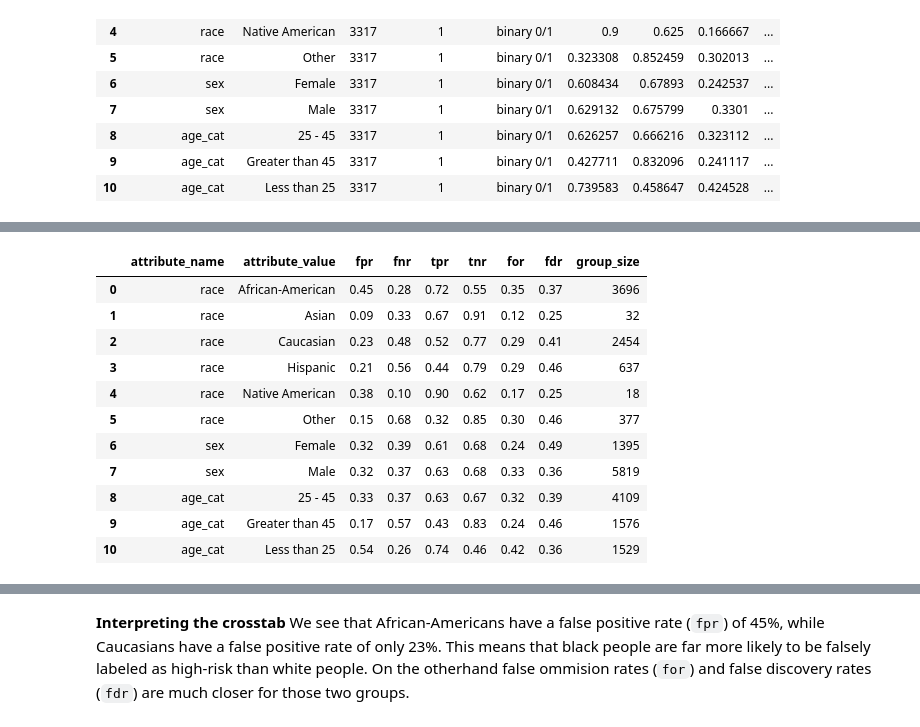
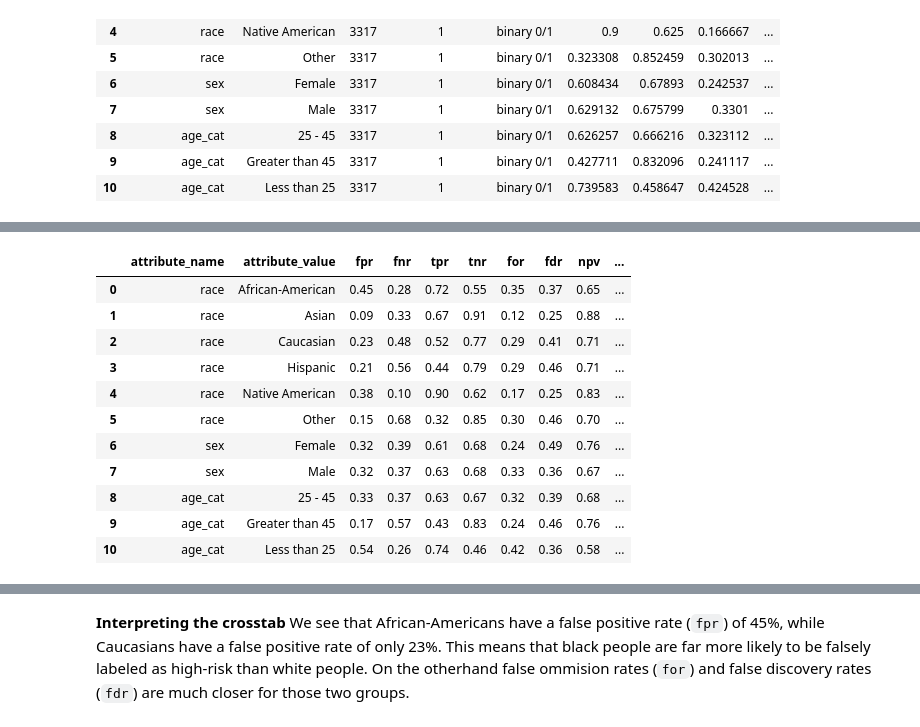
Before and after one commit to dssg/aequitas, a Jupyter notebook: docs/source/examples/compas_demo.ipynb, the cells around one changed output, grey strips where cells are left out. Drawn from its saved outputs; the diff is of its cells as text; code cells hidden in the pictures.

```diff
--- a/docs/source/examples/compas_demo.ipynb
+++ b/docs/source/examples/compas_demo.ipynb
@@ -199,16 +174,17 @@ I'd want an at-a-glance for each attribute/ group, what was predicted positive a
 # %%
-# Here's a subset of the crosstab data
-xtab[['attribute_name', 'attribute_value', 'fpr', 'fnr', 'tpr', 'tnr', 'for', 'fdr', 'group_size']].round(2)
+# View subset of calculated absolute metrics
+absolute_metrics = ['fpr', 'fnr', 'tpr', 'tnr', 'for', 'fdr', 'npv', 'precision', 'ppr', 'pprev', 'prev']
+xtab[['attribute_name', 'attribute_value'] + absolute_metrics].round(2)
 # %% [output]
-|  | attribute_name | attribute_value | fpr | fnr | tpr | tnr | for | fdr | group_size |
-| 0 | race | African-American | 0.45 | 0.28 | 0.72 | 0.55 | 0.35 | 0.37 | 3696 |
-| 1 | race | Asian | 0.09 | 0.33 | 0.67 | 0.91 | 0.12 | 0.25 | 32 |
-| 2 | race | Caucasian | 0.23 | 0.48 | 0.52 | 0.77 | 0.29 | 0.41 | 2454 |
-| 3 | race | Hispanic | 0.21 | 0.56 | 0.44 | 0.79 | 0.29 | 0.46 | 637 |
-| 4 | race | Native American | 0.38 | 0.10 | 0.90 | 0.62 | 0.17 | 0.25 | 18 |
-| 5 | race | Other | 0.15 | 0.68 | 0.32 | 0.85 | 0.30 | 0.46 | 377 |
-| 6 | sex | Female | 0.32 | 0.39 | 0.61 | 0.68 | 0.24 | 0.49 | 1395 |
-| 7 | sex | Male | 0.32 | 0.37 | 0.63 | 0.68 | 0.33 | 0.36 | 5819 |
-| 8 | age_cat | 25 - 45 | 0.33 | 0.37 | 0.63 | 0.67 | 0.32 | 0.39 | 4109 |
-| 9 | age_cat | Greater than 45 | 0.17 | 0.57 | 0.43 | 0.83 | 0.24 | 0.46 | 1576 |
-| 10 | age_cat | Less than 25 | 0.54 | 0.26 | 0.74 | 0.46 | 0.42 | 0.36 | 1529 |
+|  | attribute_name | attribute_value | fpr | fnr | tpr | tnr | for | fdr | npv | ... |
+| 0 | race | African-American | 0.45 | 0.28 | 0.72 | 0.55 | 0.35 | 0.37 | 0.65 | ... |
+| 1 | race | Asian | 0.09 | 0.33 | 0.67 | 0.91 | 0.12 | 0.25 | 0.88 | ... |
+| 2 | race | Caucasian | 0.23 | 0.48 | 0.52 | 0.77 | 0.29 | 0.41 | 0.71 | ... |
+| 3 | race | Hispanic | 0.21 | 0.56 | 0.44 | 0.79 | 0.29 | 0.46 | 0.71 | ... |
+| 4 | race | Native American | 0.38 | 0.10 | 0.90 | 0.62 | 0.17 | 0.25 | 0.83 | ... |
+| 5 | race | Other | 0.15 | 0.68 | 0.32 | 0.85 | 0.30 | 0.46 | 0.70 | ... |
+| 6 | sex | Female | 0.32 | 0.39 | 0.61 | 0.68 | 0.24 | 0.49 | 0.76 | ... |
+| 7 | sex | Male | 0.32 | 0.37 | 0.63 | 0.68 | 0.33 | 0.36 | 0.67 | ... |
+| 8 | age_cat | 25 - 45 | 0.33 | 0.37 | 0.63 | 0.67 | 0.32 | 0.39 | 0.68 | ... |
+| 9 | age_cat | Greater than 45 | 0.17 | 0.57 | 0.43 | 0.83 | 0.24 | 0.46 | 0.76 | ... |
+| 10 | age_cat | Less than 25 | 0.54 | 0.26 | 0.74 | 0.46 | 0.42 | 0.36 | 0.58 | ... |
```
Also changed, not shown: parts of 21 cells of this notebook.
